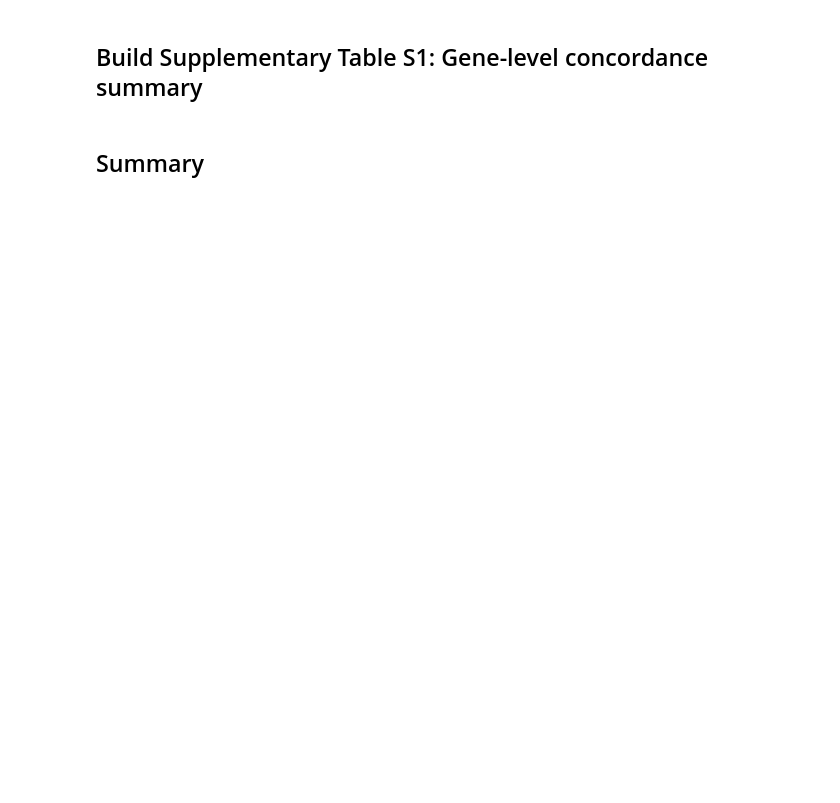
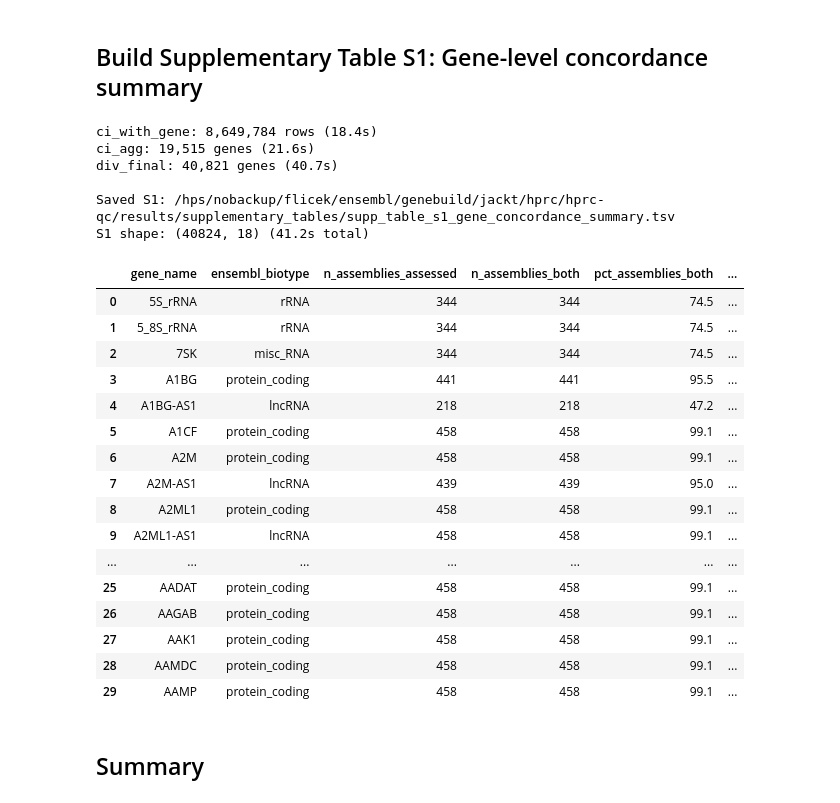
Before and after one commit to Ensembl/hprc-qc, a Jupyter notebook: nextflow/pipelines/ensembl_cat_comparison/notebooks/supplementary_tables.ipynb, the cells around one changed output. Cells and saved outputs as stored; diff of their text form; code cells hidden in the pictures; blank space fills up the shorter version.

```diff
--- a/nextflow/pipelines/ensembl_cat_comparison/notebooks/supplementary_tables.ipynb
+++ b/nextflow/pipelines/ensembl_cat_comparison/notebooks/supplementary_tables.ipynb
@@ -418,34 +438,58 @@ s1_df = s1_df.merge(ci_agg, on='gene_name', how='left')
 s1_df = s1_df.merge(div_final, on='gene_name', how='left')
 s1_df['predominant_divergence_category'] = s1_df['predominant_divergence_category'].fillna('N/A')
 
 s1_col_order = [
     'gene_name',
     'ensembl_biotype',
     'n_assemblies_assessed',
     'n_assemblies_both',
     'pct_assemblies_both',
     'median_ens_to_cat_exact_pct',
     'median_cat_to_ens_exact_pct',
     'median_ens_to_cat_concordance_rate',
     'median_cat_to_ens_concordance_rate',
     'n_assemblies_cds_assessed',
     'pct_start_codon_match',
     'pct_stop_codon_match',
     'pct_frameshift_detected',
     'predominant_divergence_category',
     'pct_both_agree_reference',
     'pct_both_agree_diverged',
     'pct_ensembl_specific',
     'pct_cat_specific',
 ]
 s1_col_order = [c for c in s1_col_order if c in s1_df.columns]
 s1_df = s1_df[s1_col_order].sort_values('gene_name').reset_index(drop=True)
 
 out_s1 = SUPP_DIR / 'supp_table_s1_gene_concordance_summary.tsv'
 s1_df.to_csv(out_s1, sep='\t', index=False)
 print(f"\nSaved S1: {out_s1}")
 print(f"S1 shape: {s1_df.shape} ({time.time()-t0:.1f}s total)")
-s1_df.head(3)
+s1_df.head(30)
+# %% [output]
+ci_with_gene: 8,649,784 rows (18.4s)
+ci_agg: 19,515 genes (21.6s)
+div_final: 40,821 genes (40.7s)
+
+Saved S1: /hps/nobackup/flicek/ensembl/genebuild/jackt/hprc/hprc-qc/results/supplementary_tables/supp_table_s1_gene_concordance_summary.tsv
+S1 shape: (40824, 18) (41.2s total)
+|  | gene_name | ensembl_biotype | n_assemblies_assessed | n_assemblies_both | pct_assemblies_both | ... |
+| 0 | 5S_rRNA | rRNA | 344 | 344 | 74.5 | ... |
+| 1 | 5_8S_rRNA | rRNA | 344 | 344 | 74.5 | ... |
+| 2 | 7SK | misc_RNA | 344 | 344 | 74.5 | ... |
+| 3 | A1BG | protein_coding | 441 | 441 | 95.5 | ... |
+| 4 | A1BG-AS1 | lncRNA | 218 | 218 | 47.2 | ... |
+| 5 | A1CF | protein_coding | 458 | 458 | 99.1 | ... |
+| 6 | A2M | protein_coding | 458 | 458 | 99.1 | ... |
+| 7 | A2M-AS1 | lncRNA | 439 | 439 | 95.0 | ... |
+| 8 | A2ML1 | protein_coding | 458 | 458 | 99.1 | ... |
+| 9 | A2ML1-AS1 | lncRNA | 458 | 458 | 99.1 | ... |
+| ... | ... | ... | ... | ... | ... | ... |
+| 25 | AADAT | protein_coding | 458 | 458 | 99.1 | ... |
+| 26 | AAGAB | protein_coding | 458 | 458 | 99.1 | ... |
+| 27 | AAK1 | protein_coding | 458 | 458 | 99.1 | ... |
+| 28 | AAMDC | protein_coding | 458 | 458 | 99.1 | ... |
+| 29 | AAMP | protein_coding | 458 | 458 | 99.1 | ... |
 # %% [markdown]
 ## Summary
 # %%
```
Also changed, not shown: parts of 6 cells of this notebook.
